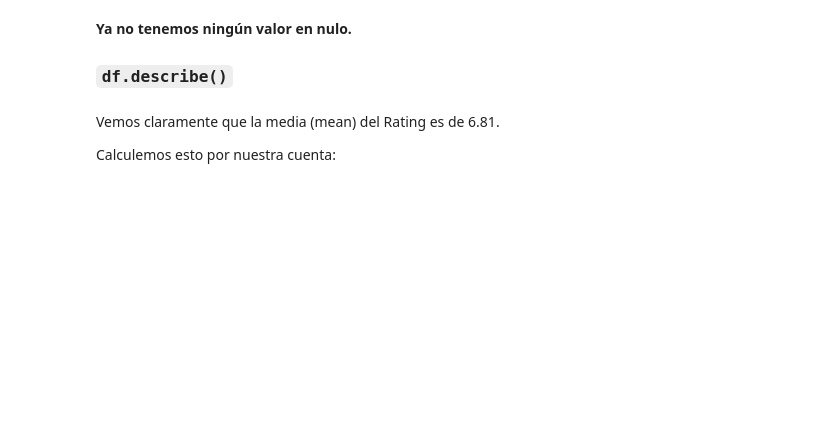
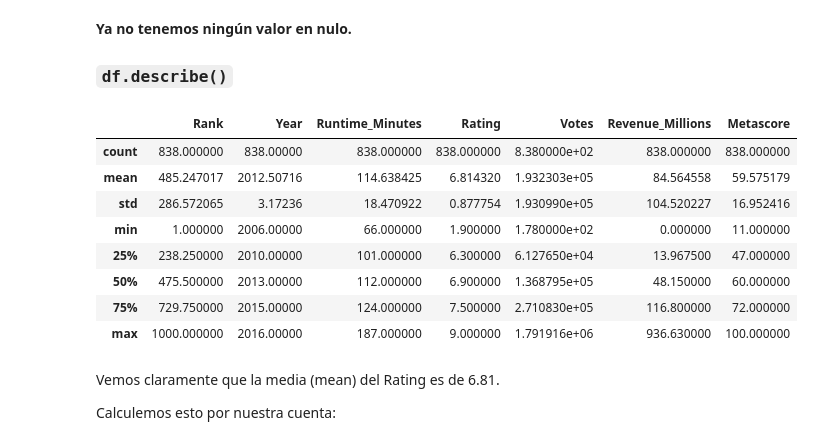
Before and after one commit to NeryR/pandas_primeros_pasos, a Jupyter notebook: 1_primeros_pasos_con_Pandas.ipynb, the cells around one changed output. Cells and saved outputs as stored; diff of their text form; code cells hidden in the pictures; blank space fills up the shorter version.

```diff
--- a/1_primeros_pasos_con_Pandas.ipynb
+++ b/1_primeros_pasos_con_Pandas.ipynb
@@ -352,4 +428,14 @@ df.info()
 
 ### `df.describe()`
 # %%
-df.describe()
+est_desc = df.describe()
+# %% [output]
+|  | Rank | Year | Runtime_Minutes | Rating | Votes | Revenue_Millions | Metascore |
+| count | 838.000000 | 838.00000 | 838.000000 | 838.000000 | 8.380000e+02 | 838.000000 | 838.000000 |
+| mean | 485.247017 | 2012.50716 | 114.638425 | 6.814320 | 1.932303e+05 | 84.564558 | 59.575179 |
+| std | 286.572065 | 3.17236 | 18.470922 | 0.877754 | 1.930990e+05 | 104.520227 | 16.952416 |
+| min | 1.000000 | 2006.00000 | 66.000000 | 1.900000 | 1.780000e+02 | 0.000000 | 11.000000 |
+| 25% | 238.250000 | 2010.00000 | 101.000000 | 6.300000 | 6.127650e+04 | 13.967500 | 47.000000 |
+| 50% | 475.500000 | 2013.00000 | 112.000000 | 6.900000 | 1.368795e+05 | 48.150000 | 60.000000 |
+| 75% | 729.750000 | 2015.00000 | 124.000000 | 7.500000 | 2.710830e+05 | 116.800000 | 72.000000 |
+| max | 1000.000000 | 2016.00000 | 187.000000 | 9.000000 | 1.791916e+06 | 936.630000 | 100.000000 |
```
Also changed, not shown: parts of 30 cells of this notebook, 1 other file.
